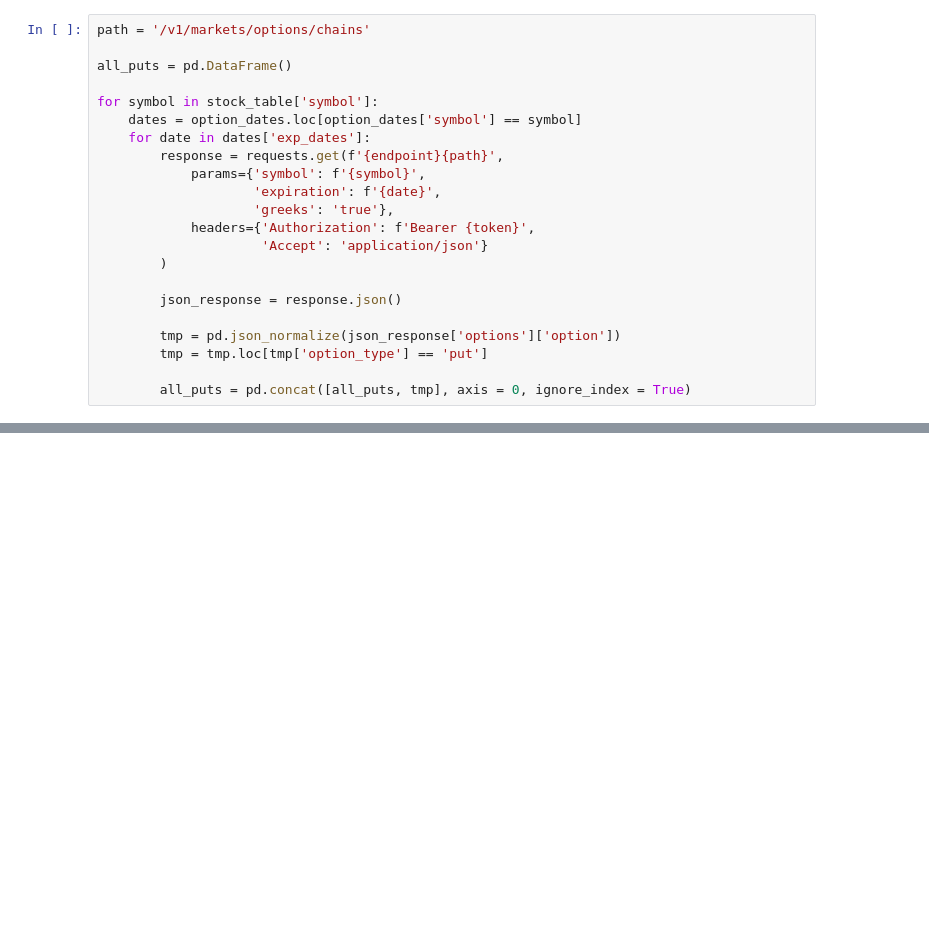
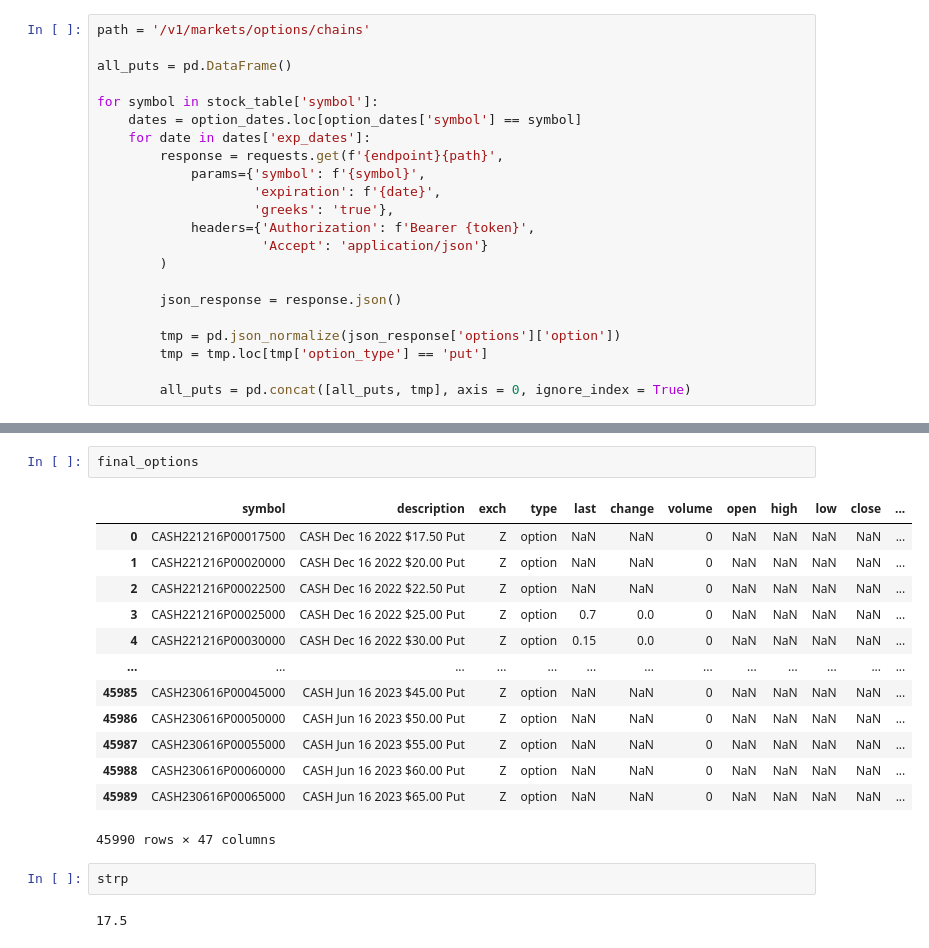
Before and after one commit to RLE-Analytics/iron_financial, a Jupyter notebook: options_strategy/Long Puts OTM Strategy Eval.ipynb, the cells around one changed output, grey strips where cells are left out. Cells and saved outputs as stored; diff of their text form; blank space fills up the shorter version.

```diff
--- a/options_strategy/Long Puts OTM Strategy Eval.ipynb
+++ b/options_strategy/Long Puts OTM Strategy Eval.ipynb
@@ -162,0 +273,20 @@ date
+# %%
+final_options
+# %% [output]
+|  | symbol | description | exch | type | last | change | volume | open | high | low | close | ... |
+| 0 | CASH221216P00017500 | CASH Dec 16 2022 $17.50 Put | Z | option | NaN | NaN | 0 | NaN | NaN | NaN | NaN | ... |
+| 1 | CASH221216P00020000 | CASH Dec 16 2022 $20.00 Put | Z | option | NaN | NaN | 0 | NaN | NaN | NaN | NaN | ... |
+| 2 | CASH221216P00022500 | CASH Dec 16 2022 $22.50 Put | Z | option | NaN | NaN | 0 | NaN | NaN | NaN | NaN | ... |
+| 3 | CASH221216P00025000 | CASH Dec 16 2022 $25.00 Put | Z | option | 0.7 | 0.0 | 0 | NaN | NaN | NaN | NaN | ... |
+| 4 | CASH221216P00030000 | CASH Dec 16 2022 $30.00 Put | Z | option | 0.15 | 0.0 | 0 | NaN | NaN | NaN | NaN | ... |
+| ... | ... | ... | ... | ... | ... | ... | ... | ... | ... | ... | ... | ... |
+| 45985 | CASH230616P00045000 | CASH Jun 16 2023 $45.00 Put | Z | option | NaN | NaN | 0 | NaN | NaN | NaN | NaN | ... |
+| 45986 | CASH230616P00050000 | CASH Jun 16 2023 $50.00 Put | Z | option | NaN | NaN | 0 | NaN | NaN | NaN | NaN | ... |
+| 45987 | CASH230616P00055000 | CASH Jun 16 2023 $55.00 Put | Z | option | NaN | NaN | 0 | NaN | NaN | NaN | NaN | ... |
+| 45988 | CASH230616P00060000 | CASH Jun 16 2023 $60.00 Put | Z | option | NaN | NaN | 0 | NaN | NaN | NaN | NaN | ... |
+| 45989 | CASH230616P00065000 | CASH Jun 16 2023 $65.00 Put | Z | option | NaN | NaN | 0 | NaN | NaN | NaN | NaN | ... |
+45990 rows × 47 columns
+# %%
+strp
+# %% [output]
+17.5
```
Also changed, not shown: parts of 8 cells of this notebook.
